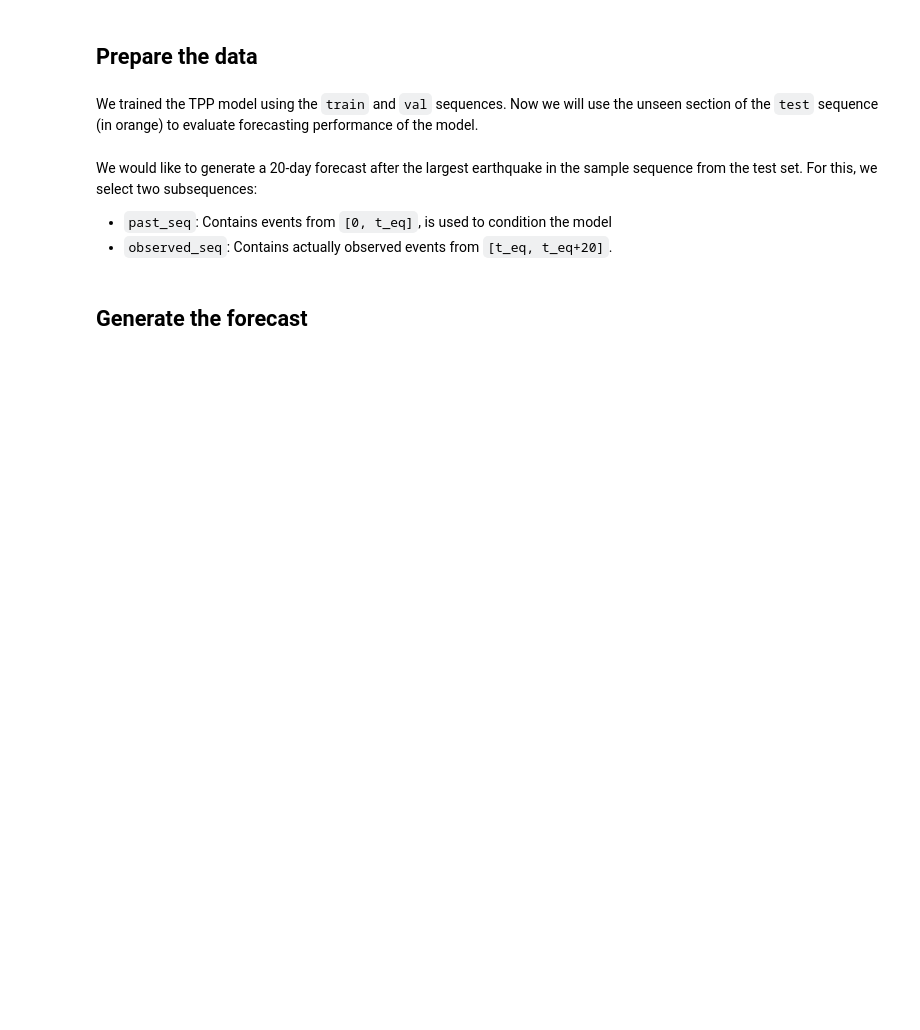
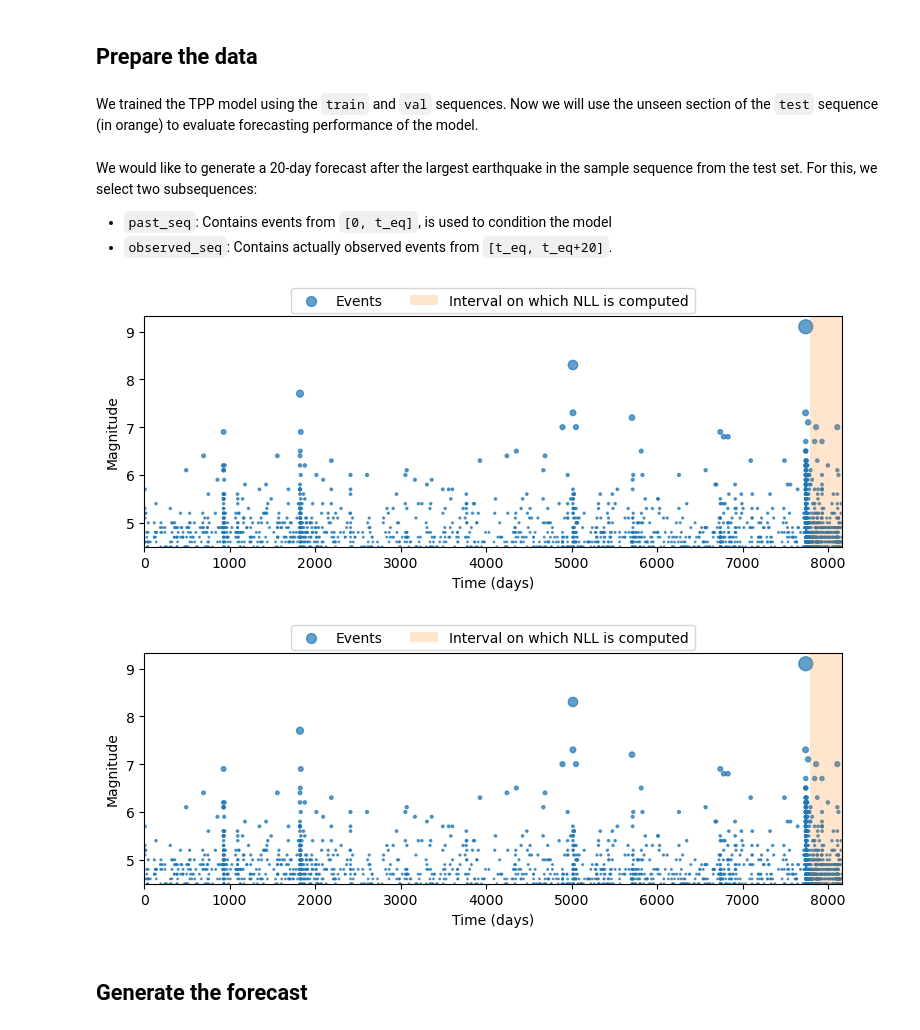
Before and after one commit to keliankaz/recast, a Jupyter notebook: notebooks/kelian/5. Forecasting global.ipynb, the cells around one changed output. Cells and saved outputs as stored; diff of their text form; code cells hidden in the pictures; blank space fills up the shorter version.

```diff
--- a/notebooks/kelian/5. Forecasting global.ipynb
+++ b/notebooks/kelian/5. Forecasting global.ipynb
@@ -48,5 +55,12 @@ We trained the TPP model using the `train` and `val` sequences. Now we will use
 We would like to generate a 20-day forecast after the largest earthquake in the sample sequence from the test set. For this, we select two subsequences:
 - `past_seq`: Contains events from `[0, t_eq]`, is used to condition the model
 - `observed_seq`: Contains actually observed events from `[t_eq, t_eq+20]`.
+# %%
+seq = catalog.val[1]
+eq.visualization.visualize_sequence(seq, show_nll=True)
+ax = eq.visualization.visualize_sequence(seq, show_nll=True)
+# %% [output]
+[figure, added]
+[figure, added]
 # %%
 test_seq = catalog.val[1]
```
Also changed, not shown: parts of 15 cells of this notebook, 4 other files.
